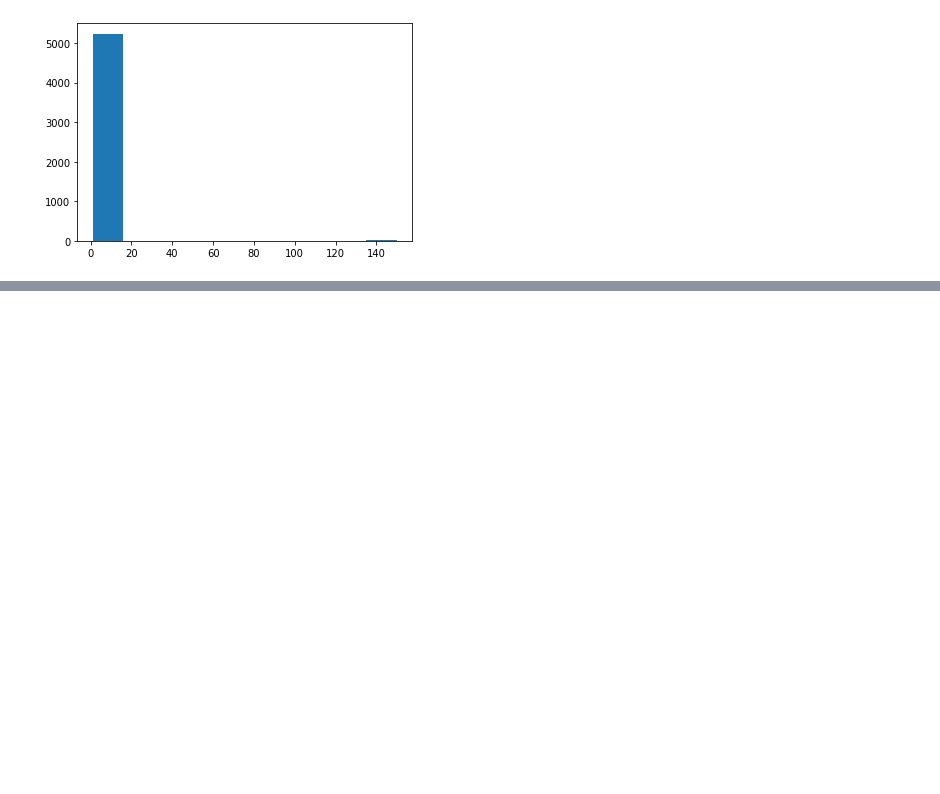
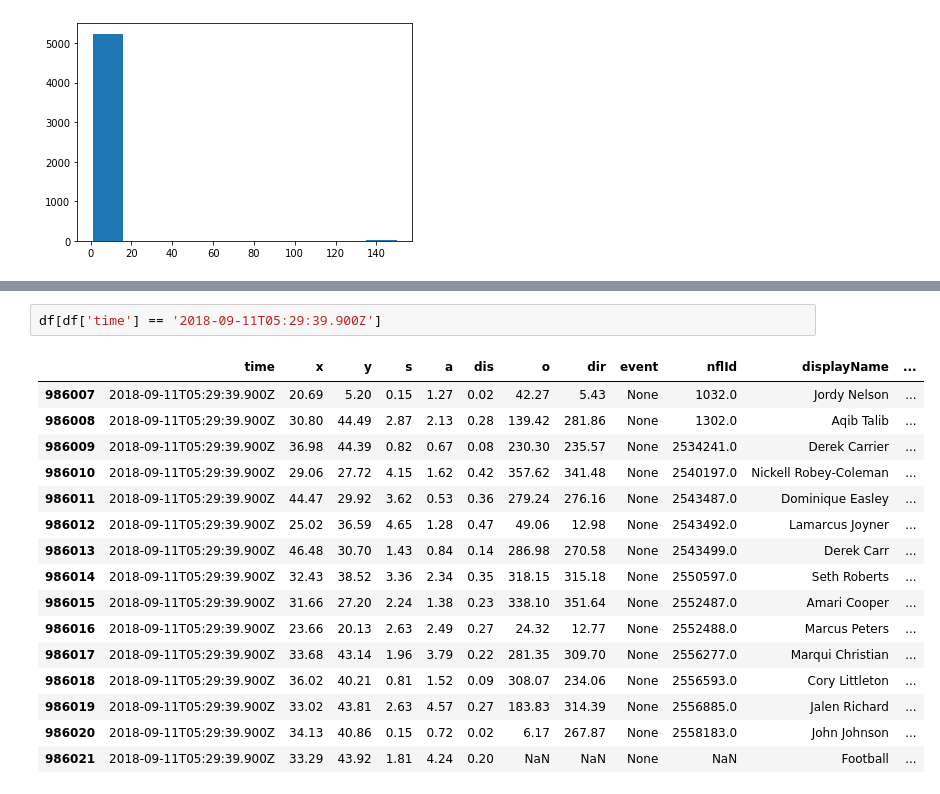
Before and after one commit to adisujithkumar/nfl-big-data-bowl-2021, a Jupyter notebook: Playground EDA.ipynb, the cells around one changed output, grey strips where cells are left out. Drawn from its saved outputs; the diff is of its cells as text; blank space fills up the shorter version.

```diff
--- a/Playground EDA.ipynb
+++ b/Playground EDA.ipynb
@@ -29,0 +147,19 @@ Index(['time', 'x', 'y', 's', 'a', 'dis', 'o', 'dir', 'event', 'nflId',
+# %%
+df[df['time'] == '2018-09-11T05:29:39.900Z']
+# %% [output]
+|  | time | x | y | s | a | dis | o | dir | event | nflId | displayName | ... |
+| 986007 | 2018-09-11T05:29:39.900Z | 20.69 | 5.20 | 0.15 | 1.27 | 0.02 | 42.27 | 5.43 | None | 1032.0 | Jordy Nelson | ... |
+| 986008 | 2018-09-11T05:29:39.900Z | 30.80 | 44.49 | 2.87 | 2.13 | 0.28 | 139.42 | 281.86 | None | 1302.0 | Aqib Talib | ... |
+| 986009 | 2018-09-11T05:29:39.900Z | 36.98 | 44.39 | 0.82 | 0.67 | 0.08 | 230.30 | 235.57 | None | 2534241.0 | Derek Carrier | ... |
+| 986010 | 2018-09-11T05:29:39.900Z | 29.06 | 27.72 | 4.15 | 1.62 | 0.42 | 357.62 | 341.48 | None | 2540197.0 | Nickell Robey-Coleman | ... |
+| 986011 | 2018-09-11T05:29:39.900Z | 44.47 | 29.92 | 3.62 | 0.53 | 0.36 | 279.24 | 276.16 | None | 2543487.0 | Dominique Easley | ... |
+| 986012 | 2018-09-11T05:29:39.900Z | 25.02 | 36.59 | 4.65 | 1.28 | 0.47 | 49.06 | 12.98 | None | 2543492.0 | Lamarcus Joyner | ... |
+| 986013 | 2018-09-11T05:29:39.900Z | 46.48 | 30.70 | 1.43 | 0.84 | 0.14 | 286.98 | 270.58 | None | 2543499.0 | Derek Carr | ... |
+| 986014 | 2018-09-11T05:29:39.900Z | 32.43 | 38.52 | 3.36 | 2.34 | 0.35 | 318.15 | 315.18 | None | 2550597.0 | Seth Roberts | ... |
+| 986015 | 2018-09-11T05:29:39.900Z | 31.66 | 27.20 | 2.24 | 1.38 | 0.23 | 338.10 | 351.64 | None | 2552487.0 | Amari Cooper | ... |
+| 986016 | 2018-09-11T05:29:39.900Z | 23.66 | 20.13 | 2.63 | 2.49 | 0.27 | 24.32 | 12.77 | None | 2552488.0 | Marcus Peters | ... |
+| 986017 | 2018-09-11T05:29:39.900Z | 33.68 | 43.14 | 1.96 | 3.79 | 0.22 | 281.35 | 309.70 | None | 2556277.0 | Marqui Christian | ... |
+| 986018 | 2018-09-11T05:29:39.900Z | 36.02 | 40.21 | 0.81 | 1.52 | 0.09 | 308.07 | 234.06 | None | 2556593.0 | Cory Littleton | ... |
+| 986019 | 2018-09-11T05:29:39.900Z | 33.02 | 43.81 | 2.63 | 4.57 | 0.27 | 183.83 | 314.39 | None | 2556885.0 | Jalen Richard | ... |
+| 986020 | 2018-09-11T05:29:39.900Z | 34.13 | 40.86 | 0.15 | 0.72 | 0.02 | 6.17 | 267.87 | None | 2558183.0 | John Johnson | ... |
+| 986021 | 2018-09-11T05:29:39.900Z | 33.29 | 43.92 | 1.81 | 4.24 | 0.20 | NaN | NaN | None | NaN | Football | ... |
```
Also changed, not shown: parts of 32 cells of this notebook.
